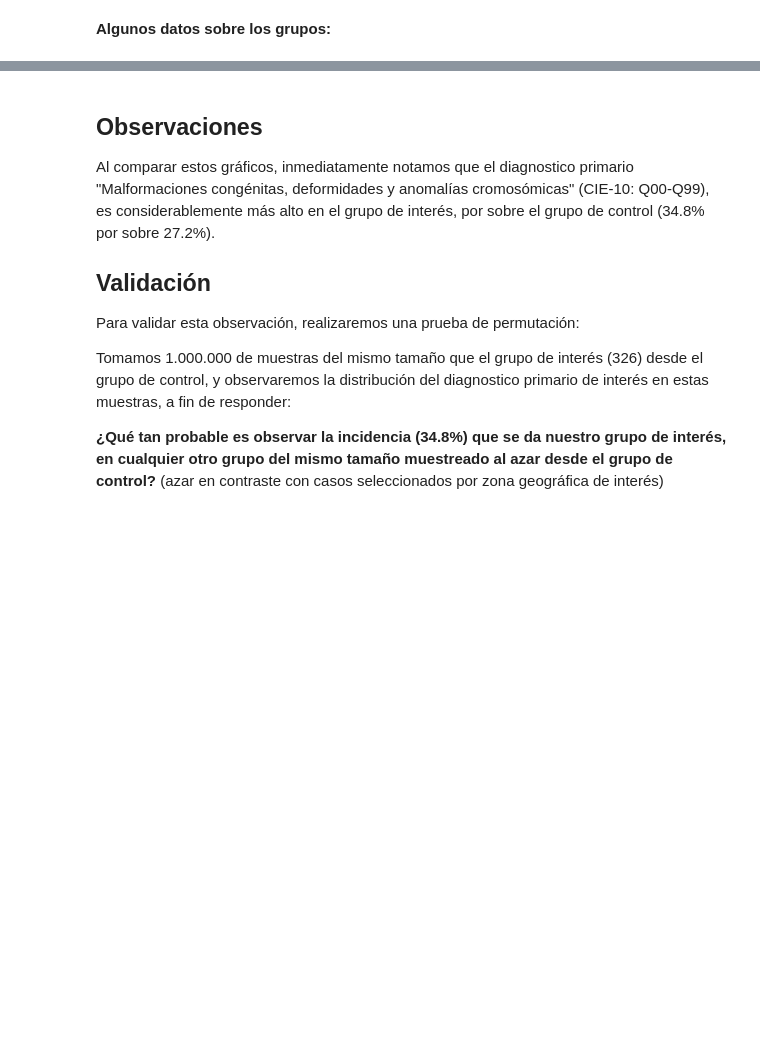
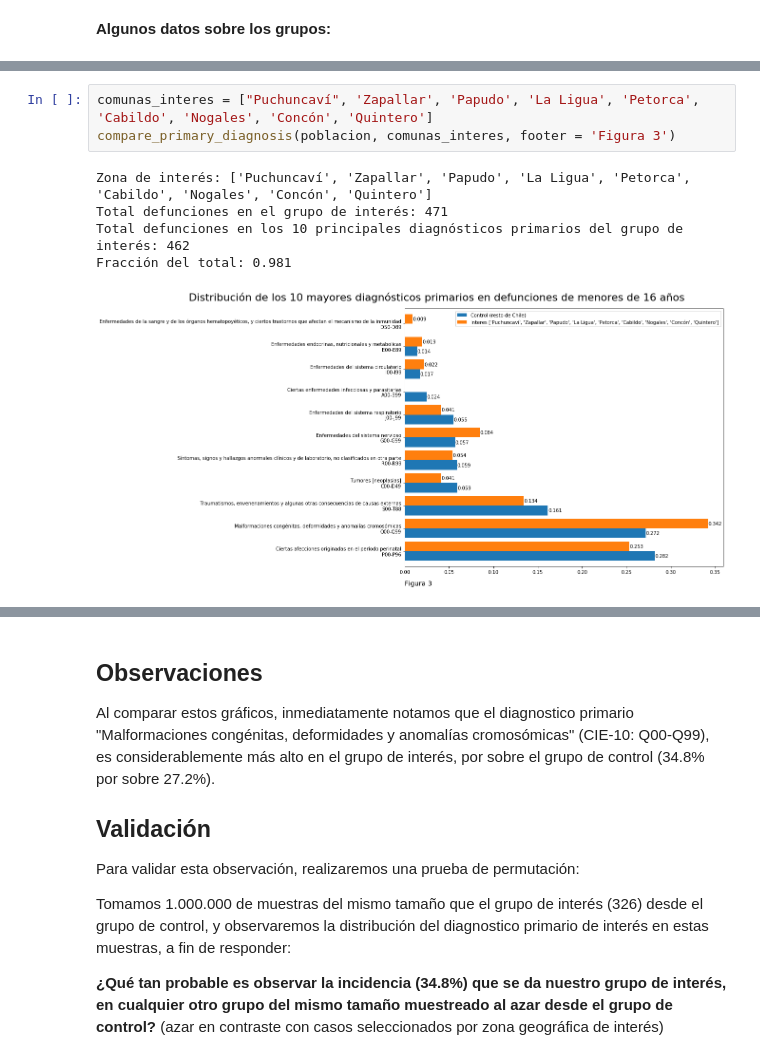
Before and after one commit to verasativa/zonacritica, a Jupyter notebook: readme.ipynb, the cells around one changed output, grey strips where cells are left out. Drawn from its saved outputs; the diff is of its cells as text; blank space fills up the shorter version.

```diff
--- a/readme.ipynb
+++ b/readme.ipynb
@@ -132,0 +421,9 @@ mp.savefig('assets/10diagnosticos.png', bbox_inches='tight')
+# %%
+comunas_interes = ["Puchuncaví", 'Zapallar', 'Papudo', 'La Ligua', 'Petorca', 'Cabildo', 'Nogales', 'Concón', 'Quintero']
+compare_primary_diagnosis(poblacion, comunas_interes, footer = 'Figura 3')
+# %% [output]
+Zona de interés: ['Puchuncaví', 'Zapallar', 'Papudo', 'La Ligua', 'Petorca', 'Cabildo', 'Nogales', 'Concón', 'Quintero']
+Total defunciones en el grupo de interés: 471
+Total defunciones en los 10 principales diagnósticos primarios del grupo de interés: 462
+Fracción del total: 0.981
+[figure, added]
```
Also changed, not shown: parts of 22 cells of this notebook.
